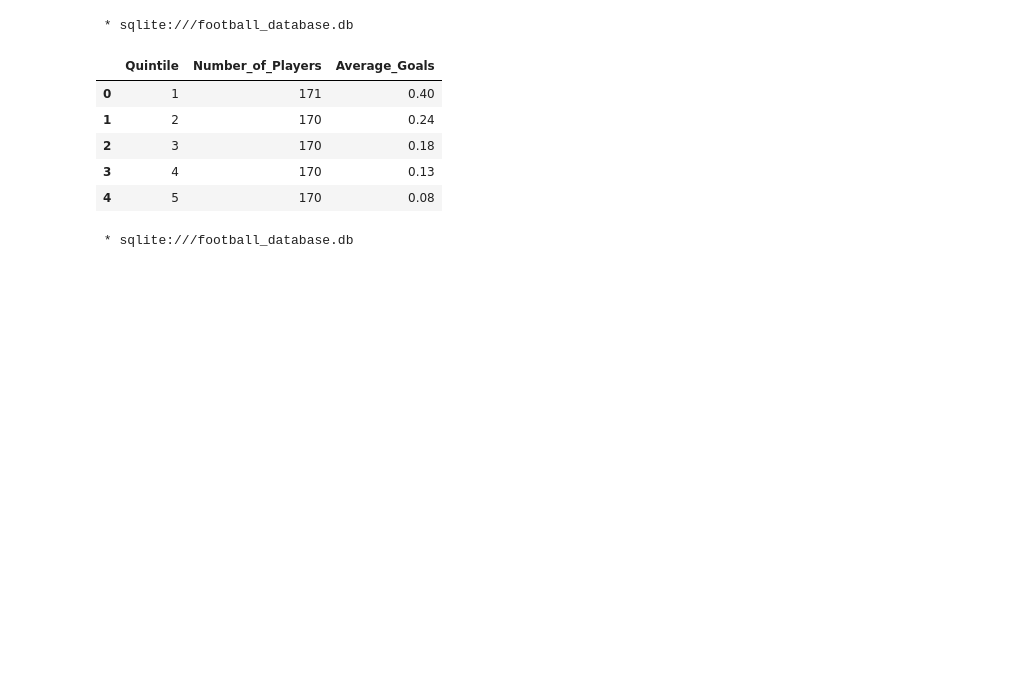
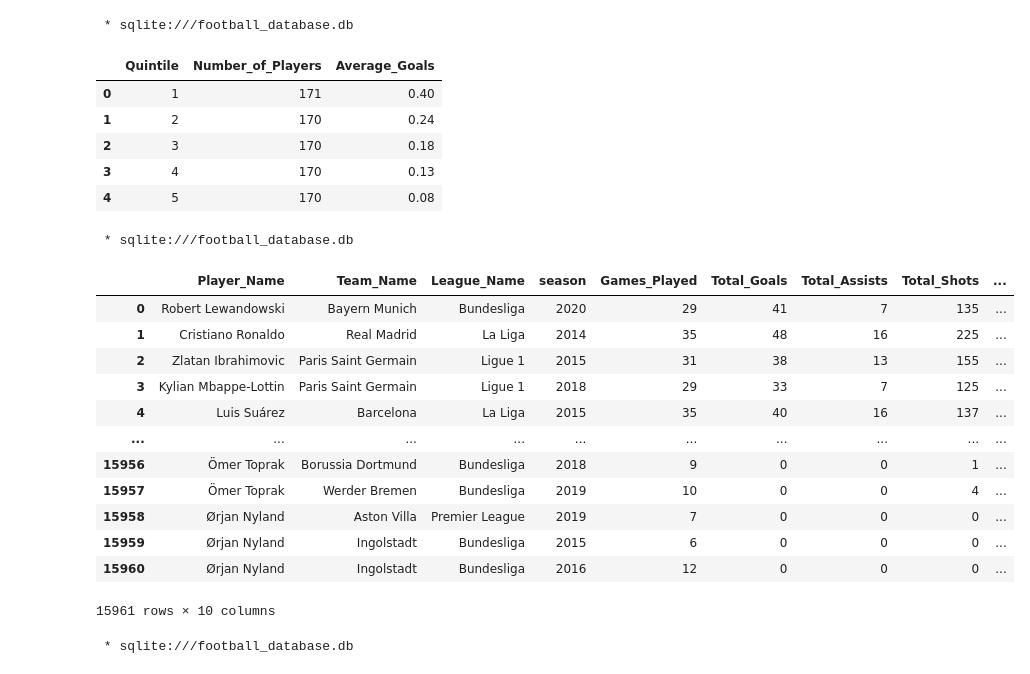
Before and after one commit to Zaki978/European-Soccer-SQL-Data-Project, a Jupyter notebook: EU Football SQL Project.ipynb, the cells around one changed output. Cells and saved outputs as stored; diff of their text form; code cells hidden in the pictures; blank space fills up the shorter version.

Commit message:
Calculating comprehensive statistics of player performance

```diff
--- a/EU Football SQL Project.ipynb
+++ b/EU Football SQL Project.ipynb
@@ -422,6 +418,43 @@ ORDER BY Quintile;
 | 2 | 3 | 170 | 0.18 |
 | 3 | 4 | 170 | 0.13 |
 | 4 | 5 | 170 | 0.08 |
+# %%
+%%sql
+-- Getting comprehensive statistics of player performance by
+SELECT
+    p.name as Player_Name,
+    t.name as Team_Name,
+    l.name as League_Name,
+    g.season,
+    COUNT(DISTINCT a.gameID) AS Games_Played,
+    SUM(a.goals) as Total_Goals,
+    SUM(a.assists) as Total_Assists,
+    SUM(a.shots) as Total_Shots,
+    ROUND(CAST(SUM(a.goals) AS FLOAT )/ NULLIF(SUM(a.shots),0), 2) * 100 AS Shots_Converted,
+    ROUND(CAST(SUM(a.goals) AS FLOAT )/COUNT(DISTINCT a.gameID),2) AS Goals_Per_Game
+FROM appearances a
+LEFT JOIN players p ON p.playerID = a.playerID
+LEFT JOIN games g ON g.gameID = a.gameID
+LEFT JOIN leagues l ON l.leagueID = g.leagueID
+LEFT JOIN teams t ON t.teamID IN (g.homeTeamID, g.awayTeamID)
+GROUP BY p.name, t.name, l.name, g.season
+HAVING Games_Played >= 5
+ORDER BY Goals_Per_Game DESC;
+# %% [output]
+ * sqlite:///football_database.db
+|  | Player_Name | Team_Name | League_Name | season | Games_Played | Total_Goals | Total_Assists | Total_Shots | ... |
+| 0 | Robert Lewandowski | Bayern Munich | Bundesliga | 2020 | 29 | 41 | 7 | 135 | ... |
+| 1 | Cristiano Ronaldo | Real Madrid | La Liga | 2014 | 35 | 48 | 16 | 225 | ... |
+| 2 | Zlatan Ibrahimovic | Paris Saint Germain | Ligue 1 | 2015 | 31 | 38 | 13 | 155 | ... |
+| 3 | Kylian Mbappe-Lottin | Paris Saint Germain | Ligue 1 | 2018 | 29 | 33 | 7 | 125 | ... |
+| 4 | Luis Suárez | Barcelona | La Liga | 2015 | 35 | 40 | 16 | 137 | ... |
+| ... | ... | ... | ... | ... | ... | ... | ... | ... | ... |
+| 15956 | Ömer Toprak | Borussia Dortmund | Bundesliga | 2018 | 9 | 0 | 0 | 1 | ... |
+| 15957 | Ömer Toprak | Werder Bremen | Bundesliga | 2019 | 10 | 0 | 0 | 4 | ... |
+| 15958 | Ørjan Nyland | Aston Villa | Premier League | 2019 | 7 | 0 | 0 | 0 | ... |
+| 15959 | Ørjan Nyland | Ingolstadt | Bundesliga | 2015 | 6 | 0 | 0 | 0 | ... |
+| 15960 | Ørjan Nyland | Ingolstadt | Bundesliga | 2016 | 12 | 0 | 0 | 0 | ... |
+15961 rows × 10 columns
 # %%
 %%sql
 -- Calculate the top 3 scores in a league over time
```
Also changed, not shown: parts of 5 cells of this notebook.
